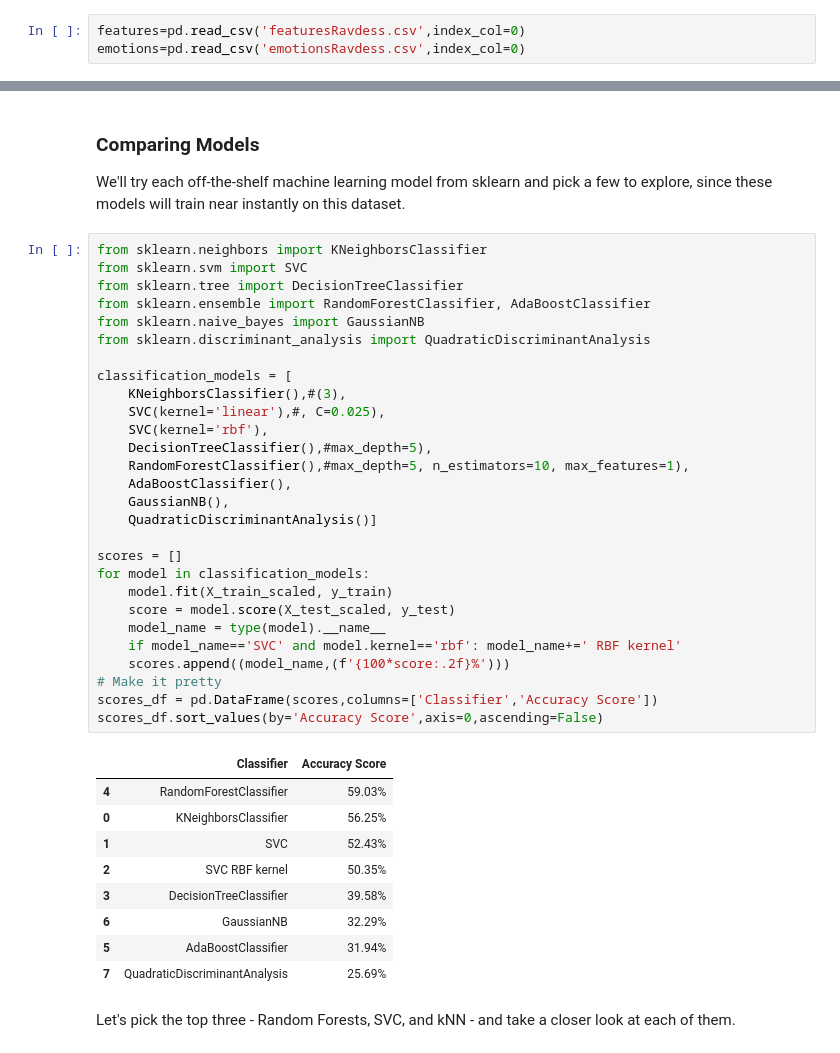
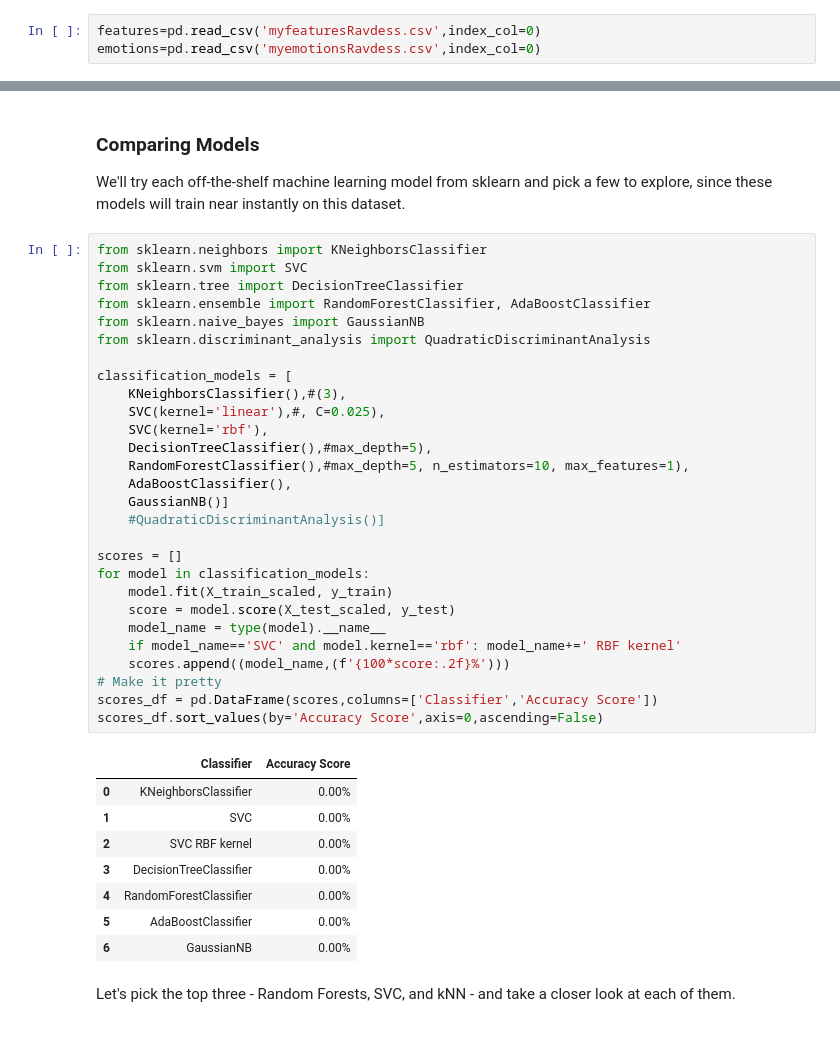
Before and after one commit to MSagri05/Week3-ClassicML, a Jupyter notebook: Week_3_MachineLearning.ipynb, the cells around one changed output, grey strips where cells are left out. Saved outputs shown, nothing was run; the diff lists cells and outputs as text.

```diff
--- a/Week_3_MachineLearning.ipynb
+++ b/Week_3_MachineLearning.ipynb
@@ -236,8 +233,8 @@ emotions_df.to_csv('emotionsRavdess.csv')
 # %% [markdown]
 Once saved you only need to load them later by running the cell below, and **skip every cell above** except for the one in which we import libraries.
 # %%
-features=pd.read_csv('featuresRavdess.csv',index_col=0)
-emotions=pd.read_csv('emotionsRavdess.csv',index_col=0)
+features=pd.read_csv('myfeaturesRavdess.csv',index_col=0)
+emotions=pd.read_csv('myemotionsRavdess.csv',index_col=0)
 # %% [markdown]
 let's see if they have been loaded correctly!
 # %%
@@ -431,41 +428,40 @@ We'll try each off-the-shelf machine learning model from sklearn and pick a few
 # %%
 from sklearn.neighbors import KNeighborsClassifier
 from sklearn.svm import SVC
 from sklearn.tree import DecisionTreeClassifier
 from sklearn.ensemble import RandomForestClassifier, AdaBoostClassifier
 from sklearn.naive_bayes import GaussianNB
 from sklearn.discriminant_analysis import QuadraticDiscriminantAnalysis
 
 classification_models = [
     KNeighborsClassifier(),#(3),
     SVC(kernel='linear'),#, C=0.025),
     SVC(kernel='rbf'),
     DecisionTreeClassifier(),#max_depth=5),
     RandomForestClassifier(),#max_depth=5, n_estimators=10, max_features=1),
     AdaBoostClassifier(),
-    GaussianNB(),
-    QuadraticDiscriminantAnalysis()]
+    GaussianNB()]
+    #QuadraticDiscriminantAnalysis()]
 
 scores = []
 for model in classification_models:
     model.fit(X_train_scaled, y_train)
     score = model.score(X_test_scaled, y_test)
     model_name = type(model).__name__
     if model_name=='SVC' and model.kernel=='rbf': model_name+=' RBF kernel'
     scores.append((model_name,(f'{100*score:.2f}%')))
 # Make it pretty
 scores_df = pd.DataFrame(scores,columns=['Classifier','Accuracy Score'])
 scores_df.sort_values(by='Accuracy Score',axis=0,ascending=False)
 # %% [output]
 |  | Classifier | Accuracy Score |
-| 4 | RandomForestClassifier | 59.03% |
-| 0 | KNeighborsClassifier | 56.25% |
-| 1 | SVC | 52.43% |
-| 2 | SVC RBF kernel | 50.35% |
-| 3 | DecisionTreeClassifier | 39.58% |
-| 6 | GaussianNB | 32.29% |
-| 5 | AdaBoostClassifier | 31.94% |
-| 7 | QuadraticDiscriminantAnalysis | 25.69% |
+| 0 | KNeighborsClassifier | 0.00% |
+| 1 | SVC | 0.00% |
+| 2 | SVC RBF kernel | 0.00% |
+| 3 | DecisionTreeClassifier | 0.00% |
+| 4 | RandomForestClassifier | 0.00% |
+| 5 | AdaBoostClassifier | 0.00% |
+| 6 | GaussianNB | 0.00% |
 # %% [markdown]
 Let's pick the top three - Random Forests, SVC, and kNN - and take a closer look at each of them.
 # %% [markdown]
```
Also changed, not shown: parts of 11 cells of this notebook.
